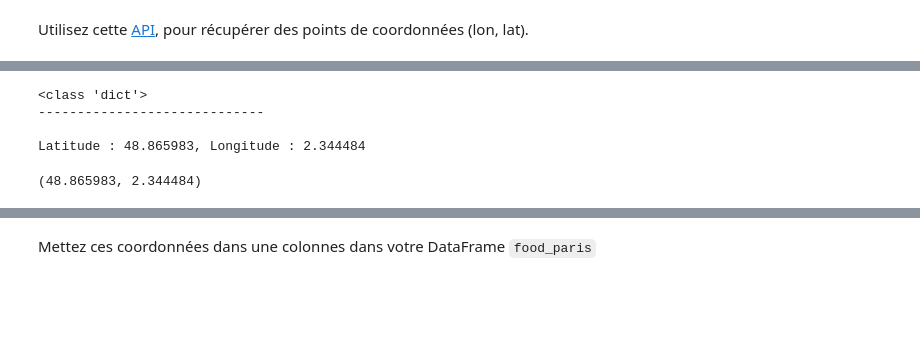
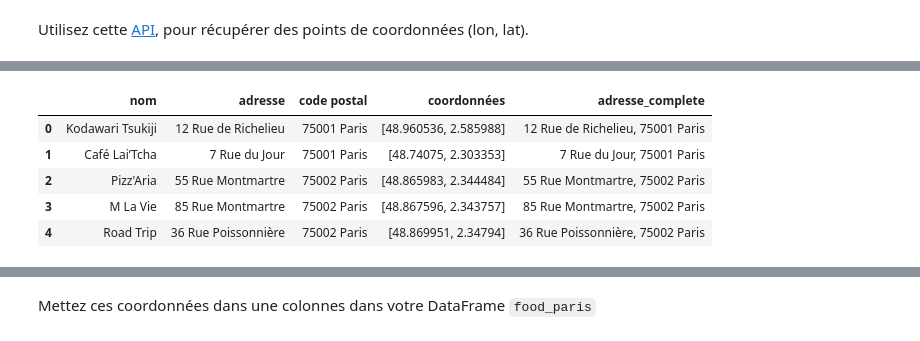
Before and after one commit to cedricbedu/Wild_code_school, a Jupyter notebook: [S][FR]Checkpoint_3_Data_Analyst_Sept_2024.ipynb, the cells around one changed output, grey strips where cells are left out. Saved outputs shown, nothing was run; the diff lists cells and outputs as text; code cells hidden in the pictures; blank space fills up the shorter version.

```diff
--- a/[S][FR]Checkpoint_3_Data_Analyst_Sept_2024.ipynb
+++ b/[S][FR]Checkpoint_3_Data_Analyst_Sept_2024.ipynb
@@ -74,13 +24,0 @@ Le code réponse est : 200 !
-# %%
-print(type(resto))
-print("-----------------------------\n")
-
-lat = resto['features'][0]['geometry']['coordinates'][1]
-lon = resto['features'][0]['geometry']['coordinates'][0]
-
-print(f"Latitude : {lat}, Longitude : {lon}")
-# %% [output]
-<class 'dict'>
------------------------------
-
-Latitude : 48.865983, Longitude : 2.344484
@@ -96,5 +25,14 @@ def get_lat_lon(location, url):
-# %%
-# J'essaye ma fonction
-get_lat_lon('55 Rue Montmartre', url)
-# %% [output]
-(48.865983, 2.344484)
+# %%
+# Je crée une nouvelle colonne avec l'adresse + le code postal
+
+# Fusionner l'adresse et le code postal avec un espace entre les deux
+food_paris['adresse_complete'] = food_paris['adresse'].astype(str) + ", " + food_paris['code postal'].astype(str)
+
+food_paris.head()
+# %% [output]
+|  | nom | adresse | code postal | coordonnées | adresse_complete |
+| 0 | Kodawari Tsukiji | 12 Rue de Richelieu | 75001 Paris | [48.960536, 2.585988] | 12 Rue de Richelieu, 75001 Paris |
+| 1 | Café Lai’Tcha | 7 Rue du Jour | 75001 Paris | [48.74075, 2.303353] | 7 Rue du Jour, 75001 Paris |
+| 2 | Pizz'Aria | 55 Rue Montmartre | 75002 Paris | [48.865983, 2.344484] | 55 Rue Montmartre, 75002 Paris |
+| 3 | M La Vie | 85 Rue Montmartre | 75002 Paris | [48.867596, 2.343757] | 85 Rue Montmartre, 75002 Paris |
+| 4 | Road Trip | 36 Rue Poissonnière | 75002 Paris | [48.869951, 2.34794] | 36 Rue Poissonnière, 75002 Paris |
```
Also changed, not shown: parts of 13 cells of this notebook.
